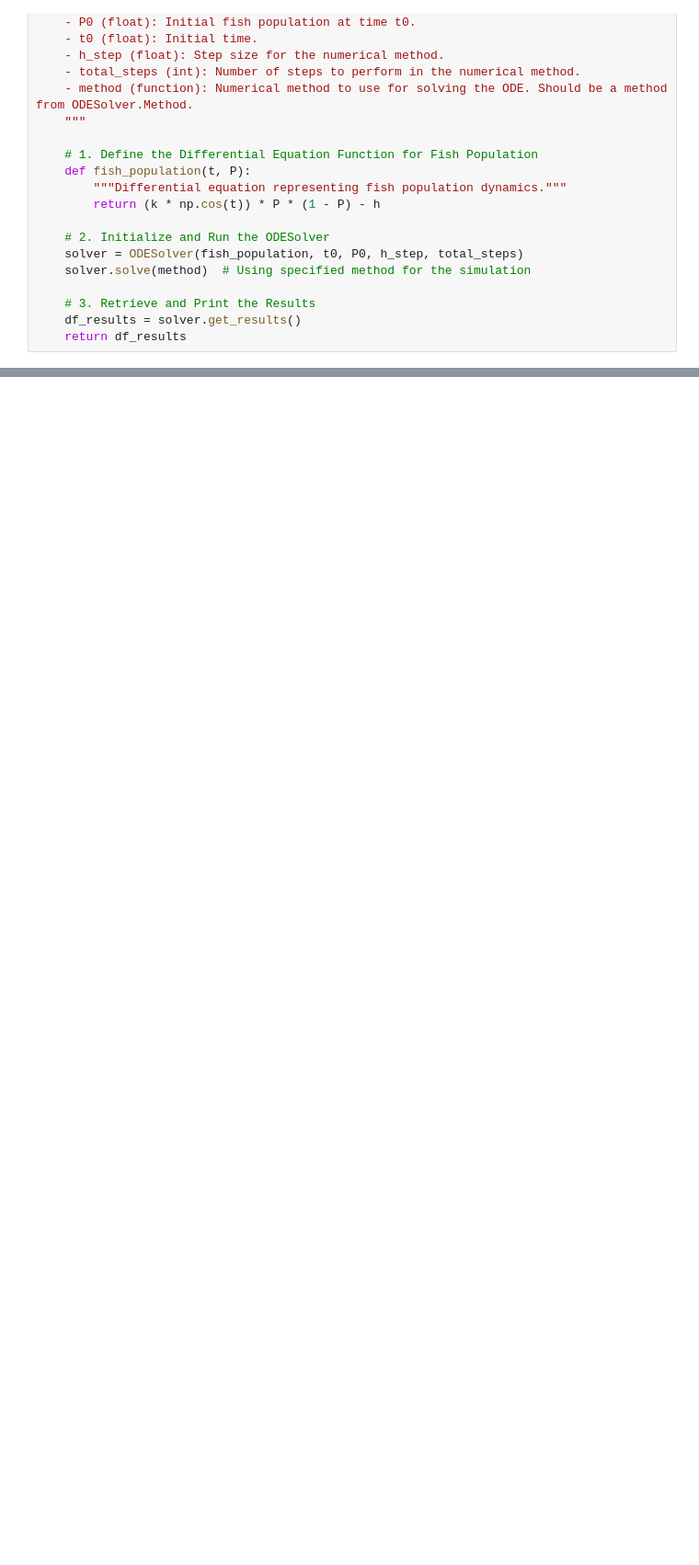
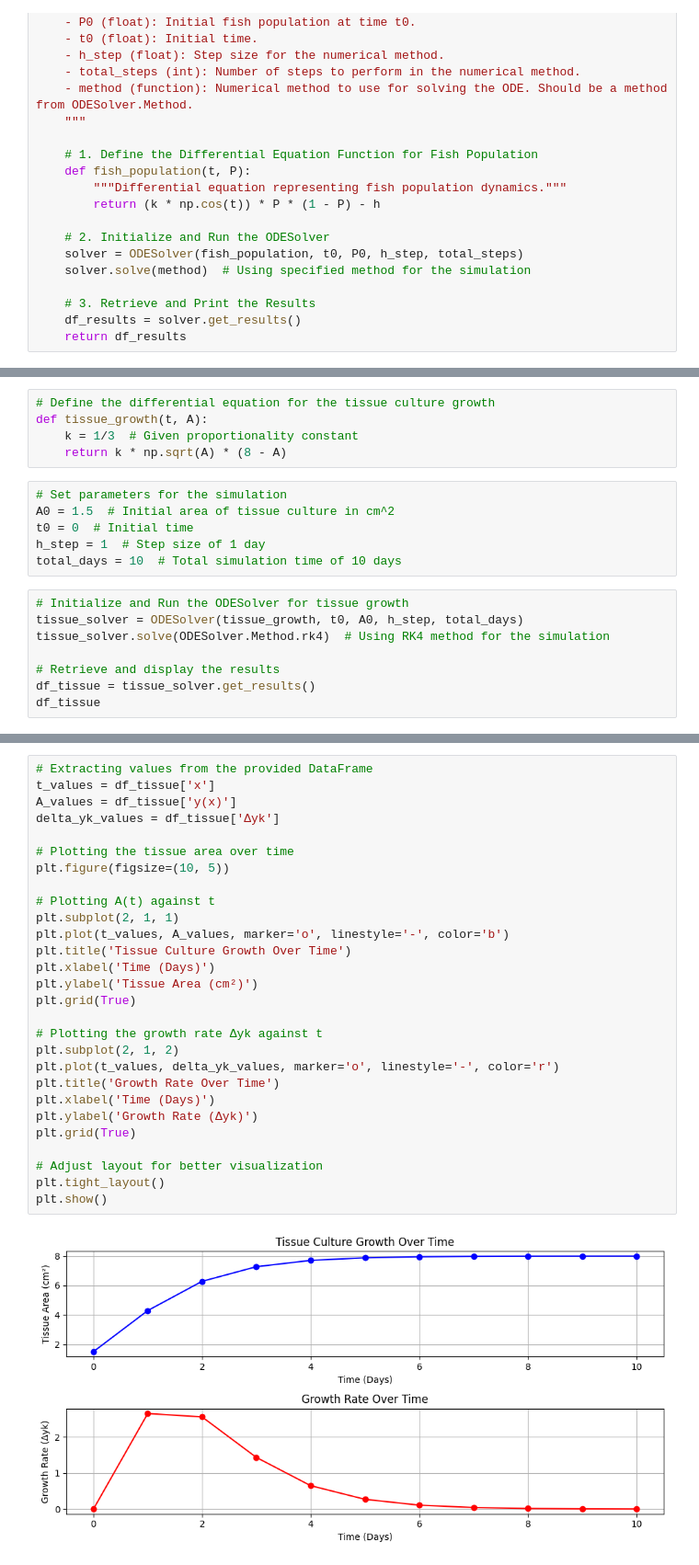
Before and after one commit to etietopabraham/Numerical-ODE-Solver, a Jupyter notebook: Numerical_ODE_Solver.ipynb, the cells around one changed output, grey strips where cells are left out. Shown: that part at 92% size. Cells and saved outputs as stored; diff of their text form; blank space fills up the shorter version.

```diff
--- a/Numerical_ODE_Solver.ipynb
+++ b/Numerical_ODE_Solver.ipynb
@@ -454,0 +381,19 @@ chart
+# %%
+# Define the differential equation for the tissue culture growth
+def tissue_growth(t, A):
+    k = 1/3  # Given proportionality constant
+    return k * np.sqrt(A) * (8 - A)
+# %%
+# Set parameters for the simulation
+A0 = 1.5  # Initial area of tissue culture in cm^2
+t0 = 0  # Initial time
+h_step = 1  # Step size of 1 day
+total_days = 10  # Total simulation time of 10 days
+# %%
+# Initialize and Run the ODESolver for tissue growth
+tissue_solver = ODESolver(tissue_growth, t0, A0, h_step, total_days)
+tissue_solver.solve(ODESolver.Method.rk4)  # Using RK4 method for the simulation
+
+# Retrieve and display the results
+df_tissue = tissue_solver.get_results()
+df_tissue
@@ -454,0 +413,30 @@ chart
+# %%
+# Extracting values from the provided DataFrame
+t_values = df_tissue['x']
+A_values = df_tissue['y(x)']
+delta_yk_values = df_tissue['Δyk']
+
+# Plotting the tissue area over time
+plt.figure(figsize=(10, 5))
+
+# Plotting A(t) against t
+plt.subplot(2, 1, 1)
+plt.plot(t_values, A_values, marker='o', linestyle='-', color='b')
+plt.title('Tissue Culture Growth Over Time')
+plt.xlabel('Time (Days)')
+plt.ylabel('Tissue Area (cm²)')
+plt.grid(True)
+
+# Plotting the growth rate Δyk against t
+plt.subplot(2, 1, 2)
+plt.plot(t_values, delta_yk_values, marker='o', linestyle='-', color='r')
+plt.title('Growth Rate Over Time')
+plt.xlabel('Time (Days)')
+plt.ylabel('Growth Rate (Δyk)')
+plt.grid(True)
+
+# Adjust layout for better visualization
+plt.tight_layout()
+plt.show()
+# %% [output]
+[figure, added]
```
Also changed, not shown: parts of 10 cells of this notebook.
